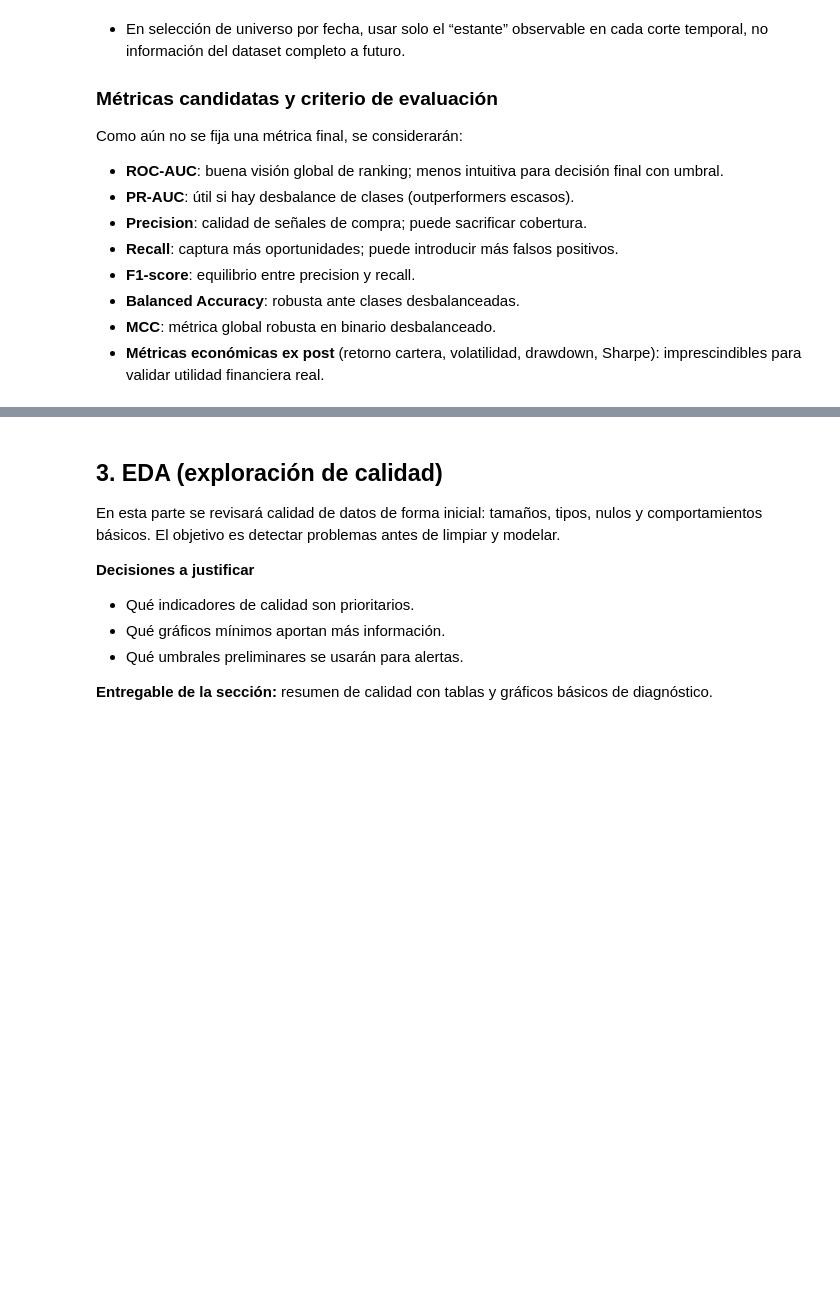
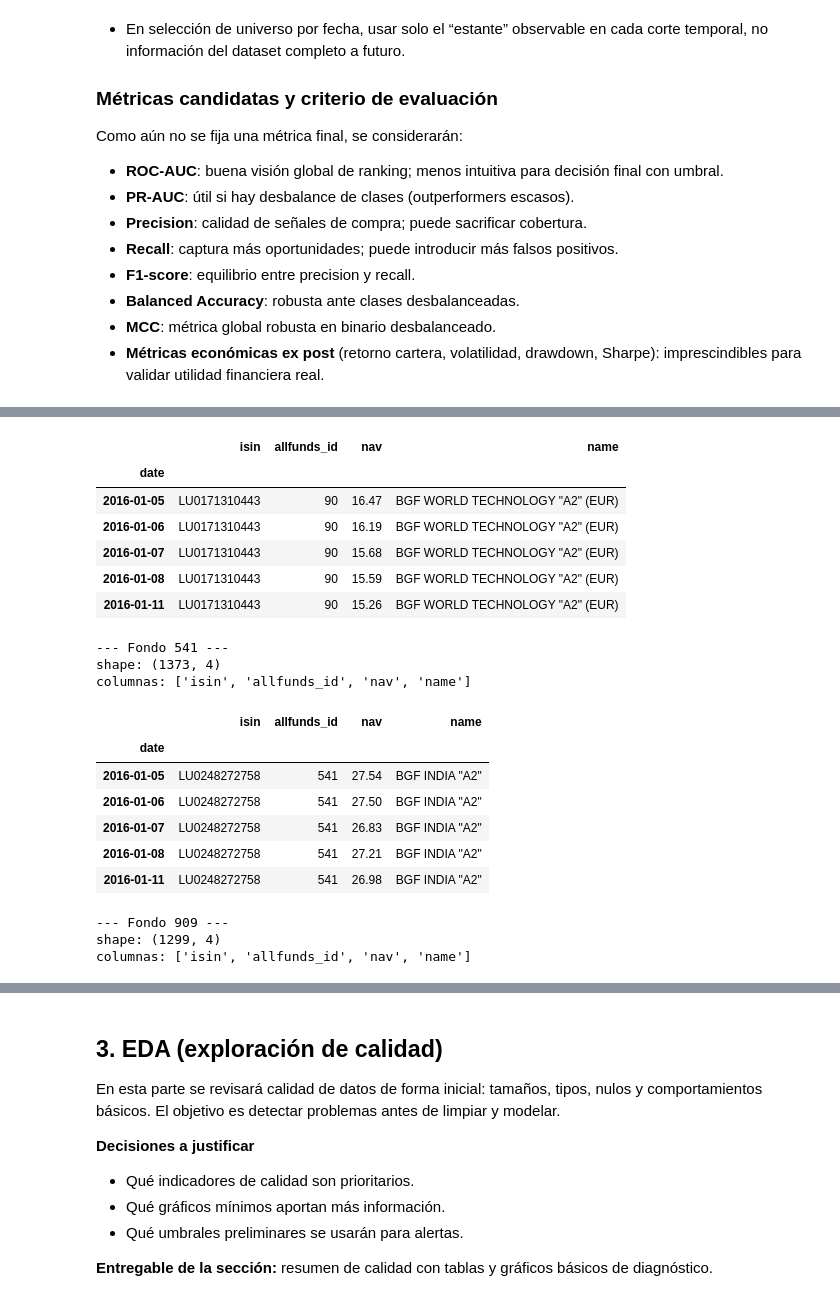
Before and after one commit to Romequinco/TAREA_SUPERVISED_LEARNIGN_-AND_DATA_PREPROCESSING, a Jupyter notebook: TAREA.ipynb, the cells around one changed output, grey strips where cells are left out. Cells and saved outputs as stored; diff of their text form; code cells hidden in the pictures; blank space fills up the shorter version.

```diff
--- a/TAREA.ipynb
+++ b/TAREA.ipynb
@@ -404,0 +117,60 @@ La alineación final se hizo con intersección temporal común entre fondos vál
+# %%
+# 1) Cargar archivo
+navs_dict = pd.read_pickle(PICKLE_PATH)
+
+# Validación básica
+if not isinstance(navs_dict, dict):
+    raise TypeError(f"Se esperaba un dict y se recibió: {type(navs_dict)}")
+
+print("Archivo cargado correctamente")
+print(f"Tipo de objeto: {type(navs_dict).__name__}")
+print(f"Cantidad de fondos: {len(navs_dict):,}")
+
+# 2) Métricas globales: filas totales, columnas comunes y shape global lógico
+n_fondos = len(navs_dict)
+total_filas = 0
+common_cols = None
+shapes = []
+non_df_funds = 0
+
+for fund_id, df in navs_dict.items():
+    if not isinstance(df, pd.DataFrame):
+        non_df_funds += 1
+        continue
+
+    shapes.append(df.shape)
+    total_filas += df.shape[0]
+
+    cols = set(df.columns)
+    if common_cols is None:
+        common_cols = cols
+    else:
+        common_cols = common_cols.intersection(cols)
+
+common_cols = sorted(common_cols) if common_cols is not None else []
+shape_global = (total_filas, len(common_cols))  # shape lógico agregado
+
+print(f"Shape global (agregado lógico): {shape_global}")
+print(f"Columnas comunes ({len(common_cols)}): {common_cols}")
+if non_df_funds > 0:
+    print(f"Advertencia: {non_df_funds} fondos no son DataFrame")
+
+# 3) Distribución rápida de shapes (top 5)
+shape_counts = Counter(shapes)
+print("\nTop 5 shapes más frecuentes:")
+for shp, cnt in shape_counts.most_common(5):
+    print(f"  {shp}: {cnt} fondos")
+
+# 4) Mostrar algunos ejemplos de fondos
+sample_ids = list(navs_dict.keys())[:3]
+print(f"\nEjemplo de fondos (primeros {len(sample_ids)}):")
+for fid in sample_ids:
+    obj = navs_dict[fid]
+    print(f"\n--- Fondo {fid} ---")
+    if isinstance(obj, pd.DataFrame):
+        print(f"shape: {obj.shape}")
+        print(f"columnas: {obj.columns.tolist()}")
+        display(obj.head(5))
+    else:
+        print(f"No es DataFrame. Tipo: {type(obj)}")
+# %% [output]
@@ -404,0 +195,20 @@ La alineación final se hizo con intersección temporal común entre fondos vál
+|  | isin | allfunds_id | nav | name |
+| date |  |  |  |  |
+| 2016-01-05 | LU0171310443 | 90 | 16.47 | BGF WORLD TECHNOLOGY "A2" (EUR) |
+| 2016-01-06 | LU0171310443 | 90 | 16.19 | BGF WORLD TECHNOLOGY "A2" (EUR) |
+| 2016-01-07 | LU0171310443 | 90 | 15.68 | BGF WORLD TECHNOLOGY "A2" (EUR) |
+| 2016-01-08 | LU0171310443 | 90 | 15.59 | BGF WORLD TECHNOLOGY "A2" (EUR) |
+| 2016-01-11 | LU0171310443 | 90 | 15.26 | BGF WORLD TECHNOLOGY "A2" (EUR) |
+--- Fondo 541 ---
+shape: (1373, 4)
+columnas: ['isin', 'allfunds_id', 'nav', 'name']
+|  | isin | allfunds_id | nav | name |
+| date |  |  |  |  |
+| 2016-01-05 | LU0248272758 | 541 | 27.54 | BGF INDIA "A2" |
+| 2016-01-06 | LU0248272758 | 541 | 27.50 | BGF INDIA "A2" |
+| 2016-01-07 | LU0248272758 | 541 | 26.83 | BGF INDIA "A2" |
+| 2016-01-08 | LU0248272758 | 541 | 27.21 | BGF INDIA "A2" |
+| 2016-01-11 | LU0248272758 | 541 | 26.98 | BGF INDIA "A2" |
+--- Fondo 909 ---
+shape: (1299, 4)
+columnas: ['isin', 'allfunds_id', 'nav', 'name']
```
Also changed, not shown: parts of 14 cells of this notebook, 4 other files.
